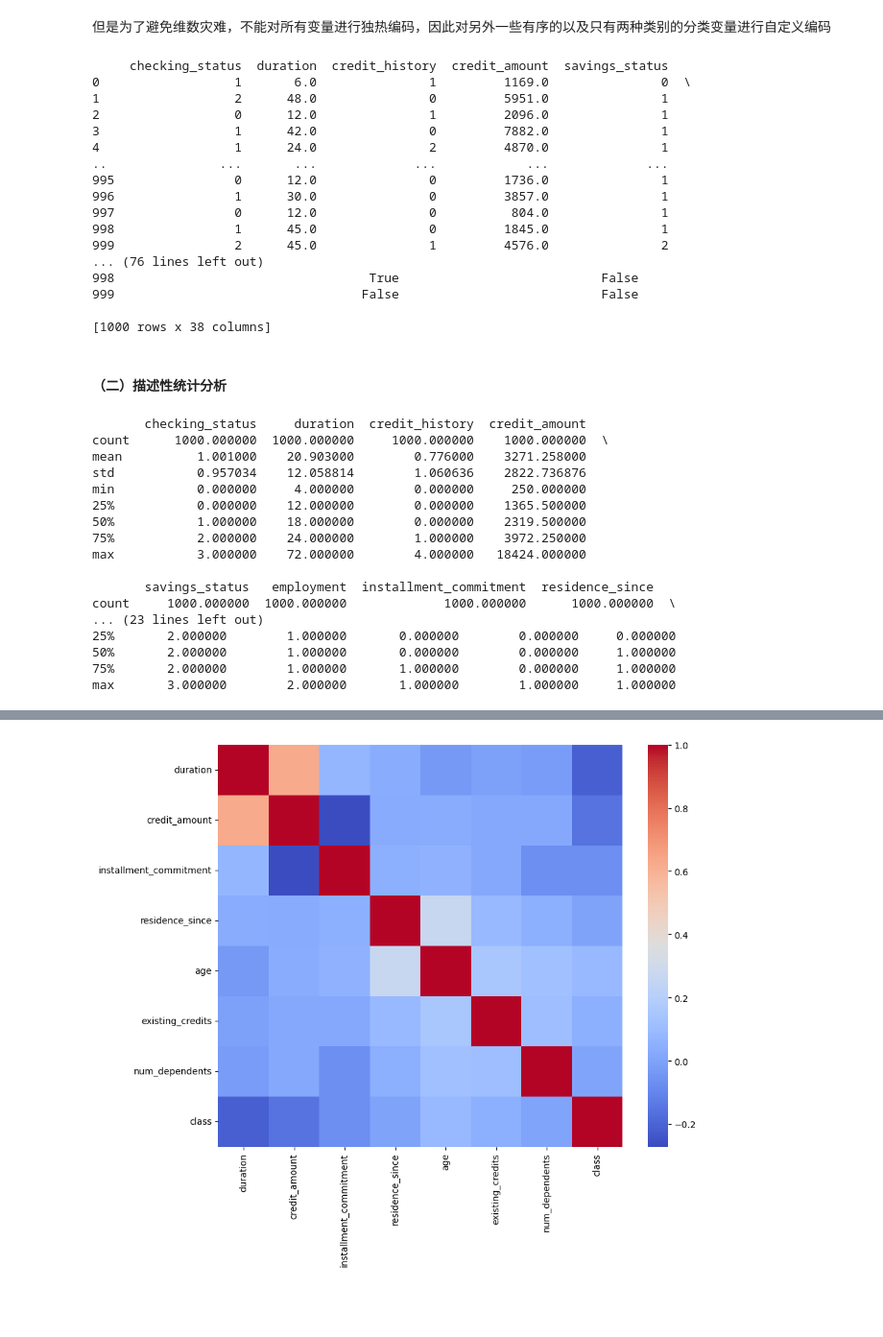
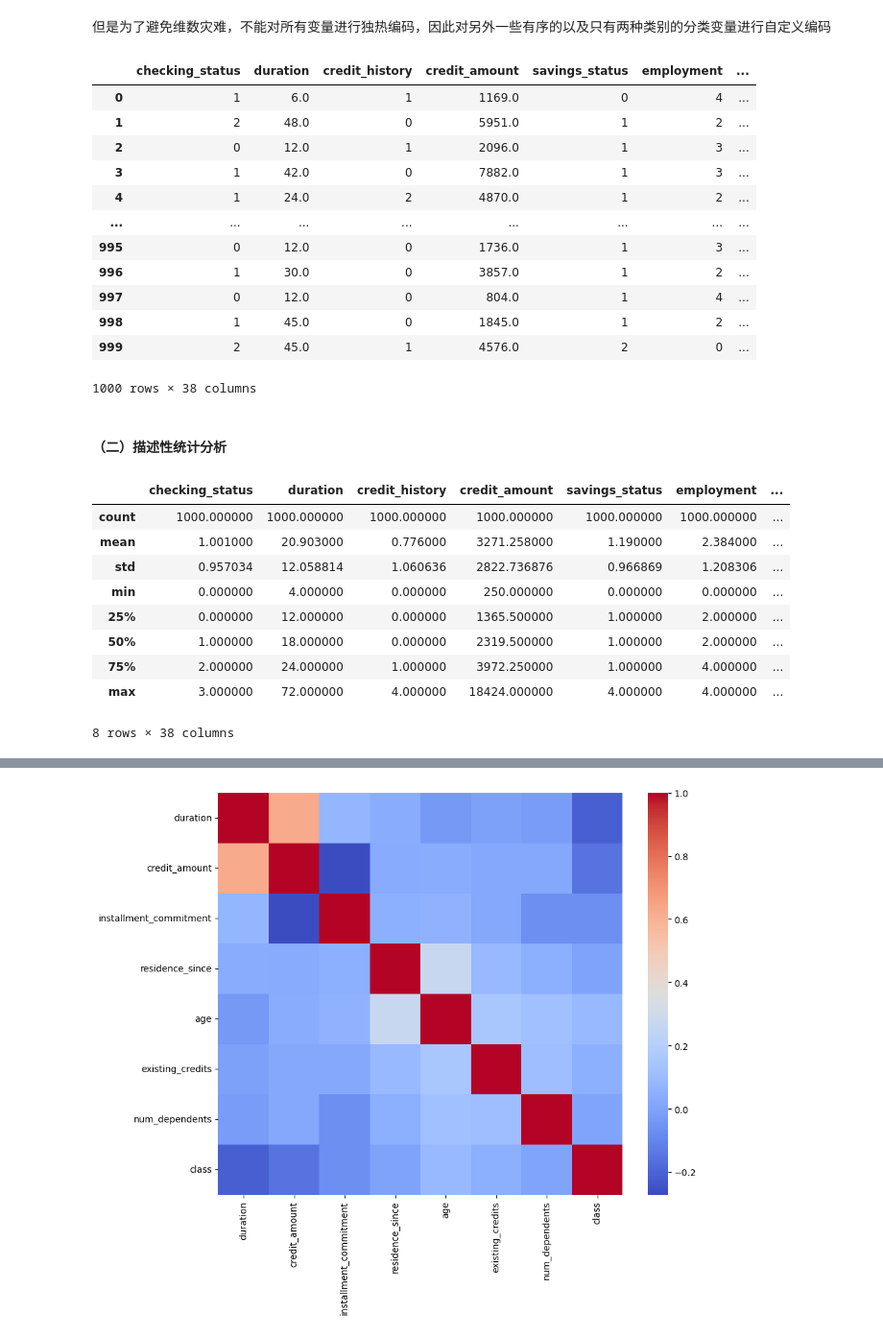
Before and after one commit to Finorita/Machine-Learning, a Jupyter notebook: 期末大作业6.3版本.ipynb, the cells around one changed output, grey strips where cells are left out. Shown at 96% size. Saved outputs shown, nothing was run; the diff lists cells and outputs as text; code cells hidden in the pictures; blank space fills up the shorter version.

```diff
--- a/期末大作业6.3版本.ipynb
+++ b/期末大作业6.3版本.ipynb
@@ -153,25 +195,21 @@ for col in cols:
     data[col] = credit[col].map(col_dicts[col])
 # %%
 # 打印编码后的数据集
-print(data)
+data
 # %% [output]
+|  | checking_status | duration | credit_history | credit_amount | savings_status | employment | ... |
+| 0 | 1 | 6.0 | 1 | 1169.0 | 0 | 4 | ... |
+| 1 | 2 | 48.0 | 0 | 5951.0 | 1 | 2 | ... |
+| 2 | 0 | 12.0 | 1 | 2096.0 | 1 | 3 | ... |
+| 3 | 1 | 42.0 | 0 | 7882.0 | 1 | 3 | ... |
+| 4 | 1 | 24.0 | 2 | 4870.0 | 1 | 2 | ... |
+| ... | ... | ... | ... | ... | ... | ... | ... |
+| 995 | 0 | 12.0 | 0 | 1736.0 | 1 | 3 | ... |
+| 996 | 1 | 30.0 | 0 | 3857.0 | 1 | 2 | ... |
+| 997 | 0 | 12.0 | 0 | 804.0 | 1 | 4 | ... |
+| 998 | 1 | 45.0 | 0 | 1845.0 | 1 | 2 | ... |
+| 999 | 2 | 45.0 | 1 | 4576.0 | 2 | 0 | ... |
-     checking_status  duration  credit_history  credit_amount  savings_status
-0                  1       6.0               1         1169.0               0  \
-1                  2      48.0               0         5951.0               1
-2                  0      12.0               1         2096.0               1
-3                  1      42.0               0         7882.0               1
-4                  1      24.0               2         4870.0               1
-..               ...       ...             ...            ...             ...
-995                0      12.0               0         1736.0               1
-996                1      30.0               0         3857.0               1
-997                0      12.0               0          804.0               1
-998                1      45.0               0         1845.0               1
-999                2      45.0               1         4576.0               2
-... (76 lines left out)
-998                                  True                           False
-999                                 False                           False
-
-[1000 rows x 38 columns]
+1000 rows × 38 columns
 # %%
 # 设特征集和目标变量
 y = data["class"]
@@ -186,25 +224,18 @@ import warnings
 warnings.filterwarnings('ignore')
 # 输出描述统计表
 statistics = data.describe()
-print(statistics)
+statistics
 # %% [output]
+|  | checking_status | duration | credit_history | credit_amount | savings_status | employment | ... |
+| count | 1000.000000 | 1000.000000 | 1000.000000 | 1000.000000 | 1000.000000 | 1000.000000 | ... |
+| mean | 1.001000 | 20.903000 | 0.776000 | 3271.258000 | 1.190000 | 2.384000 | ... |
+| std | 0.957034 | 12.058814 | 1.060636 | 2822.736876 | 0.966869 | 1.208306 | ... |
+| min | 0.000000 | 4.000000 | 0.000000 | 250.000000 | 0.000000 | 0.000000 | ... |
+| 25% | 0.000000 | 12.000000 | 0.000000 | 1365.500000 | 1.000000 | 2.000000 | ... |
+| 50% | 1.000000 | 18.000000 | 0.000000 | 2319.500000 | 1.000000 | 2.000000 | ... |
+| 75% | 2.000000 | 24.000000 | 1.000000 | 3972.250000 | 1.000000 | 4.000000 | ... |
+| max | 3.000000 | 72.000000 | 4.000000 | 18424.000000 | 4.000000 | 4.000000 | ... |
-       checking_status     duration  credit_history  credit_amount
-count      1000.000000  1000.000000     1000.000000    1000.000000  \
-mean          1.001000    20.903000        0.776000    3271.258000
-std           0.957034    12.058814        1.060636    2822.736876
-min           0.000000     4.000000        0.000000     250.000000
-25%           0.000000    12.000000        0.000000    1365.500000
-50%           1.000000    18.000000        0.000000    2319.500000
-75%           2.000000    24.000000        1.000000    3972.250000
-max           3.000000    72.000000        4.000000   18424.000000
-
-       savings_status   employment  installment_commitment  residence_since
-count     1000.000000  1000.000000             1000.000000      1000.000000  \
-... (23 lines left out)
-25%       2.000000        1.000000       0.000000        0.000000     0.000000
-50%       2.000000        1.000000       0.000000        0.000000     1.000000
-75%       2.000000        1.000000       1.000000        0.000000     1.000000
-max       3.000000        2.000000       1.000000        1.000000     1.000000
+8 rows × 38 columns
 # %%
 # 直方图
 # 选择前几列变量，剔除独热编码的变量
```
Also changed, not shown: parts of 19 cells of this notebook.
